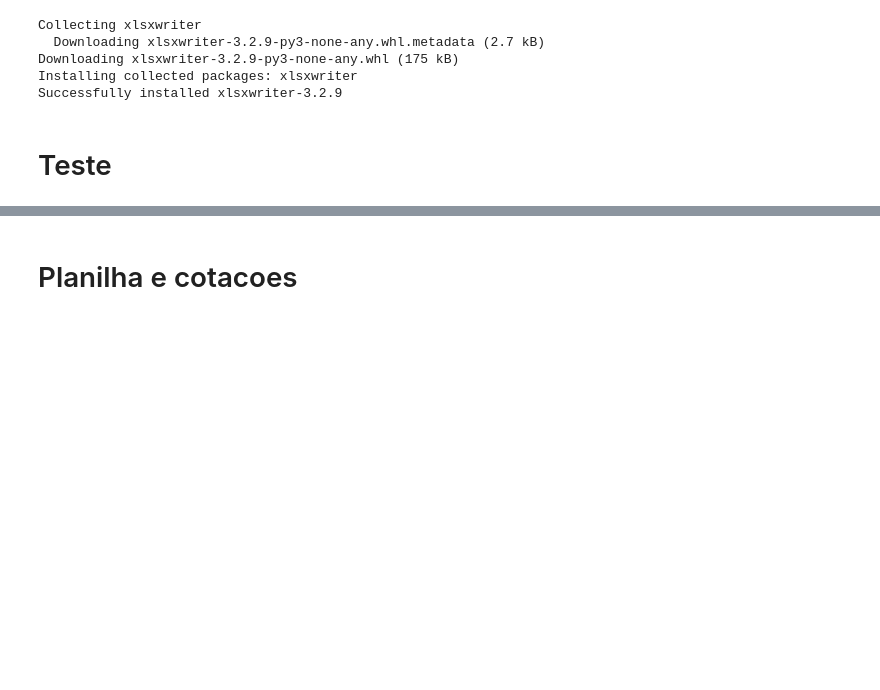
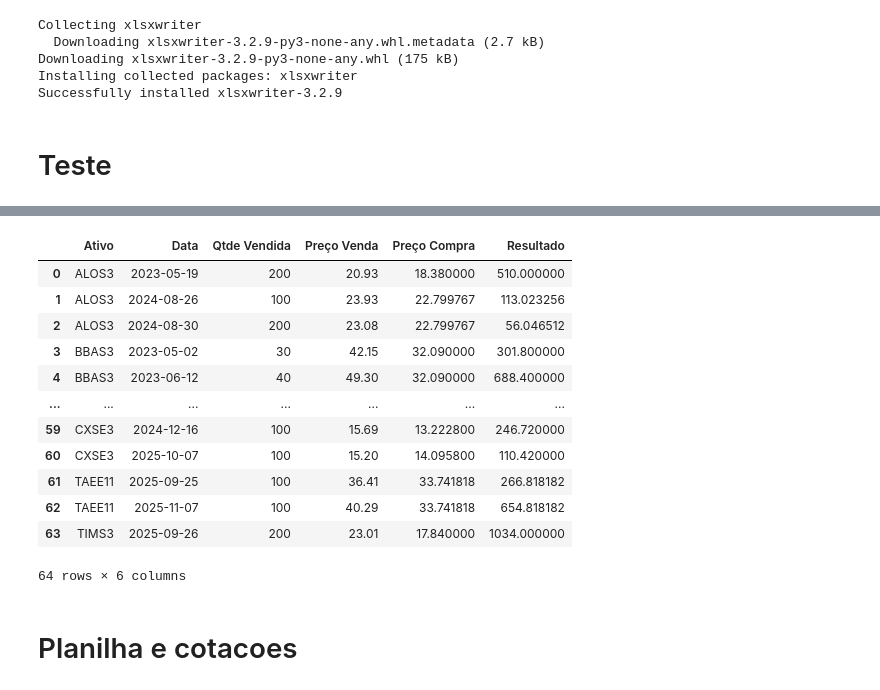
Before and after one commit to Roterdamjr/ControleFinanceiro, a Jupyter notebook: Controle_Financeiro_Python_v3.ipynb, the cells around one changed output, grey strips where cells are left out. Saved outputs shown, nothing was run; the diff lists cells and outputs as text; code cells hidden in the pictures; blank space fills up the shorter version.

```diff
--- a/Controle_Financeiro_Python_v3.ipynb
+++ b/Controle_Financeiro_Python_v3.ipynb
@@ -287,3 +263,67 @@ Name: 2025-12-01 00:00:00, dtype: float64
+# %%
+def fn_vendas(df_hist):
+
+  # Recebe dados de uma ativo e deveolve preco médio, quantidade das  vendas
+
+  a_vendas = []
+
+  preco_medio, qtde_total = 0.0, 0
+
+  for indice, linha in df_hist.iterrows():
+      valor = linha['Valor']
+      qtde = linha['Quant']
+      operacao = linha['Operação']
+      data= linha['Data']
+
+      if operacao == 'C':
+          preco_medio = (preco_medio * qtde_total + valor * qtde) / (qtde_total + qtde)
+          qtde_total += qtde
+      elif operacao == 'V':
+          qtde_total -= qtde
+          a_vendas.append([indice,data, qtde,valor,preco_medio])
+      elif operacao == 'A':
+          preco_medio = (preco_medio * qtde_total) / (qtde_total - qtde)
+          qtde_total -= qtde
+      elif operacao == 'D':
+          preco_medio = (preco_medio * qtde_total) / (qtde_total + qtde)
+          qtde_total += qtde
+
+  return a_vendas
+
+####################################
+#     Download da Planilha
+####################################
+df_patrimonio, df_alocacao_global, df_cadastro_original_acoes, df_historico, df_cadastro_fi, \
+            df_cadastro_recebiveis, df_renda_fixa,df_exterior,\
+            proporcao_dh, proporcao_dp = load_data('/content/Controle Financeiro.xlsx' )
+
+#####################
+a_vendas_total = []
+
+for nome_ativo in df_cadastro_original_acoes.index:
+
+    if nome_ativo in df_historico.index:
+        df_hist_ativo = df_historico.loc[nome_ativo]
+        a_vendas = fn_vendas(df_hist_ativo)
+        a_vendas_total = a_vendas_total + a_vendas
+
+df_vendas = pd.DataFrame(a_vendas_total, columns=['Ativo', 'Data', 'Qtde Vendida', 'Preço Venda', 'Preço Compra'])
+df_vendas['Resultado'] = df_vendas['Qtde Vendida'] * (df_vendas['Preço Venda'] - df_vendas['Preço Compra'])
+df_vendas
+# %% [output]
+|  | Ativo | Data | Qtde Vendida | Preço Venda | Preço Compra | Resultado |
+| 0 | ALOS3 | 2023-05-19 | 200 | 20.93 | 18.380000 | 510.000000 |
+| 1 | ALOS3 | 2024-08-26 | 100 | 23.93 | 22.799767 | 113.023256 |
+| 2 | ALOS3 | 2024-08-30 | 200 | 23.08 | 22.799767 | 56.046512 |
+| 3 | BBAS3 | 2023-05-02 | 30 | 42.15 | 32.090000 | 301.800000 |
+| 4 | BBAS3 | 2023-06-12 | 40 | 49.30 | 32.090000 | 688.400000 |
+| ... | ... | ... | ... | ... | ... | ... |
+| 59 | CXSE3 | 2024-12-16 | 100 | 15.69 | 13.222800 | 246.720000 |
+| 60 | CXSE3 | 2025-10-07 | 100 | 15.20 | 14.095800 | 110.420000 |
+| 61 | TAEE11 | 2025-09-25 | 100 | 36.41 | 33.741818 | 266.818182 |
+| 62 | TAEE11 | 2025-11-07 | 100 | 40.29 | 33.741818 | 654.818182 |
+| 63 | TIMS3 | 2025-09-26 | 200 | 23.01 | 17.840000 | 1034.000000 |
+64 rows × 6 columns
 # %% [markdown]
 # Planilha e cotacoes
 # %%
```
Also changed, not shown: parts of 10 cells of this notebook.
